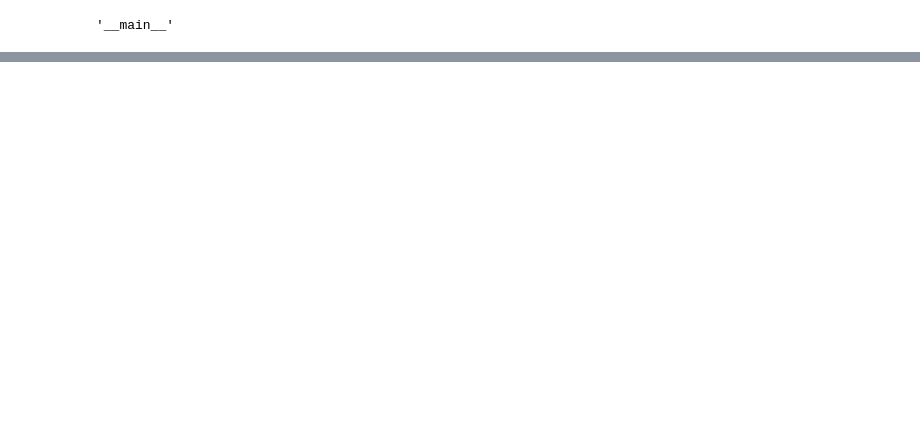
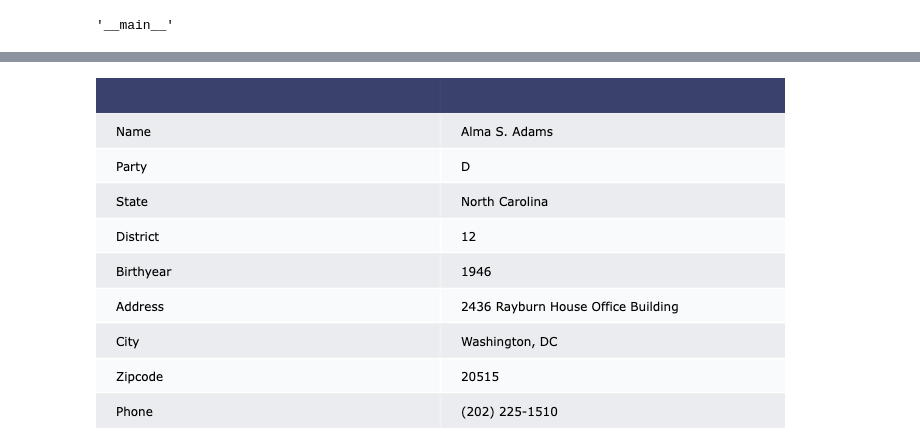
Before and after one commit to jkropko/contrans2023, a Jupyter notebook: dashboard.ipynb, the cells around one changed output, grey strips where cells are left out. Cells and saved outputs as stored; diff of their text form; code cells hidden in the pictures; blank space fills up the shorter version.

Commit message:
Added biotable to dashboard

```diff
--- a/dashboard.ipynb
+++ b/dashboard.ipynb
@@ -80,3 +130,26 @@ if __name__== "__main__":
 __name__
 # %% [output]
 '__main__'
+# %%
+def biotable(b):
+    myquery = f'''
+    SELECT directordername AS Name,
+        party AS Party,
+        state AS State,
+        CAST(district AS int) AS District,
+        birthyear AS Birthyear,
+        addressinformation_officeaddress AS Address,
+        CONCAT(addressinformation_city, ', ' , addressinformation_district) AS City,
+        addressinformation_zipcode AS Zipcode,
+        addressinformation_phonenumber AS Phone
+    FROM members
+    WHERE bioguideid='{b}'
+    '''
+    mydf = pd.read_sql_query(myquery, con=engine)
+    mydf.columns = [x.capitalize() for x in mydf.columns]
+    mydf = mydf.T.reset_index()
+    mydf = mydf.rename({'index':'', 0:''}, axis=1)
+    return ff.create_table(mydf)
+# %%
+biotable('A000370')
+# %% [output]
@@ -82,0 +157 @@ __name__
+[figure, added]
```
Also changed, not shown: parts of 3 cells of this notebook.
